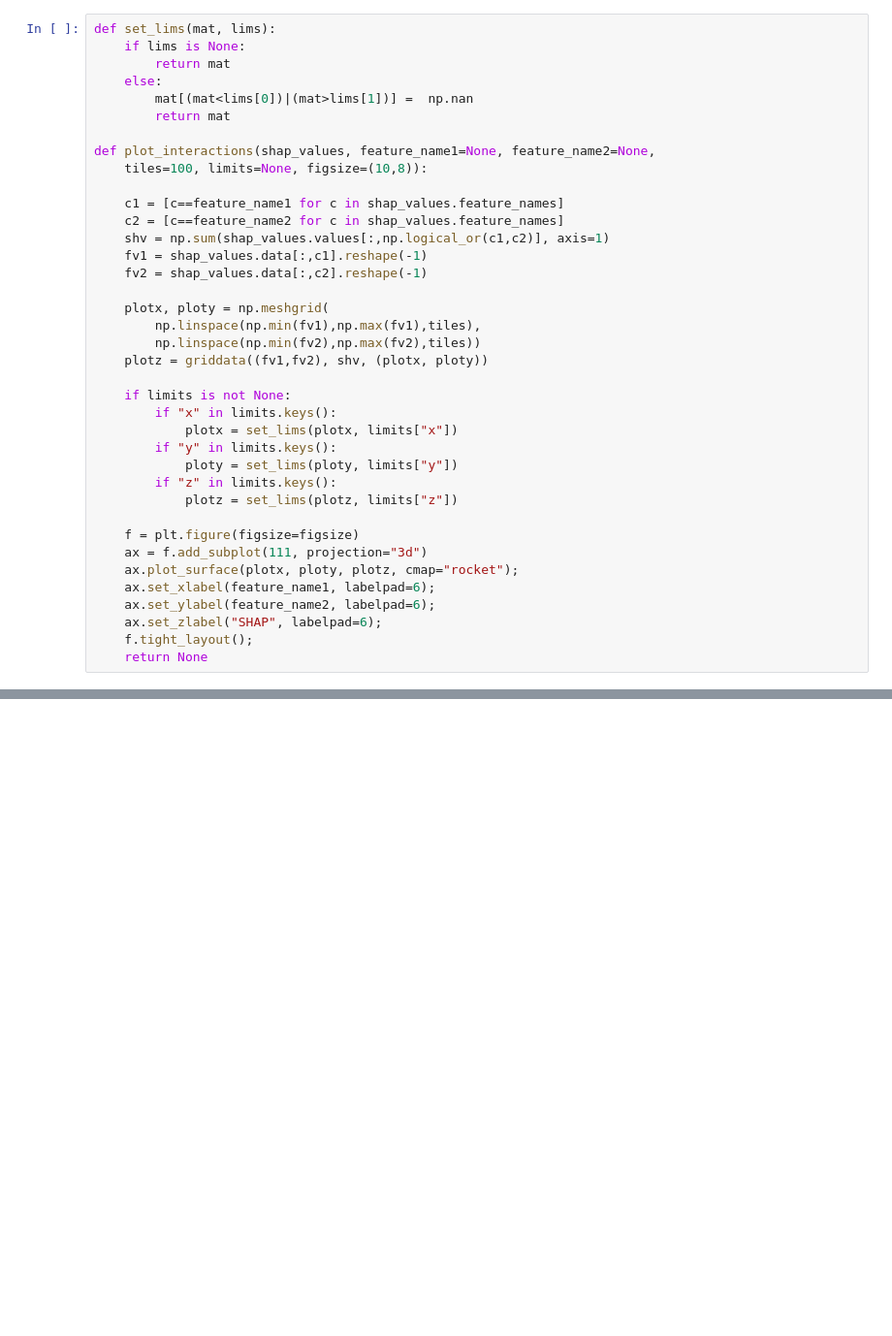
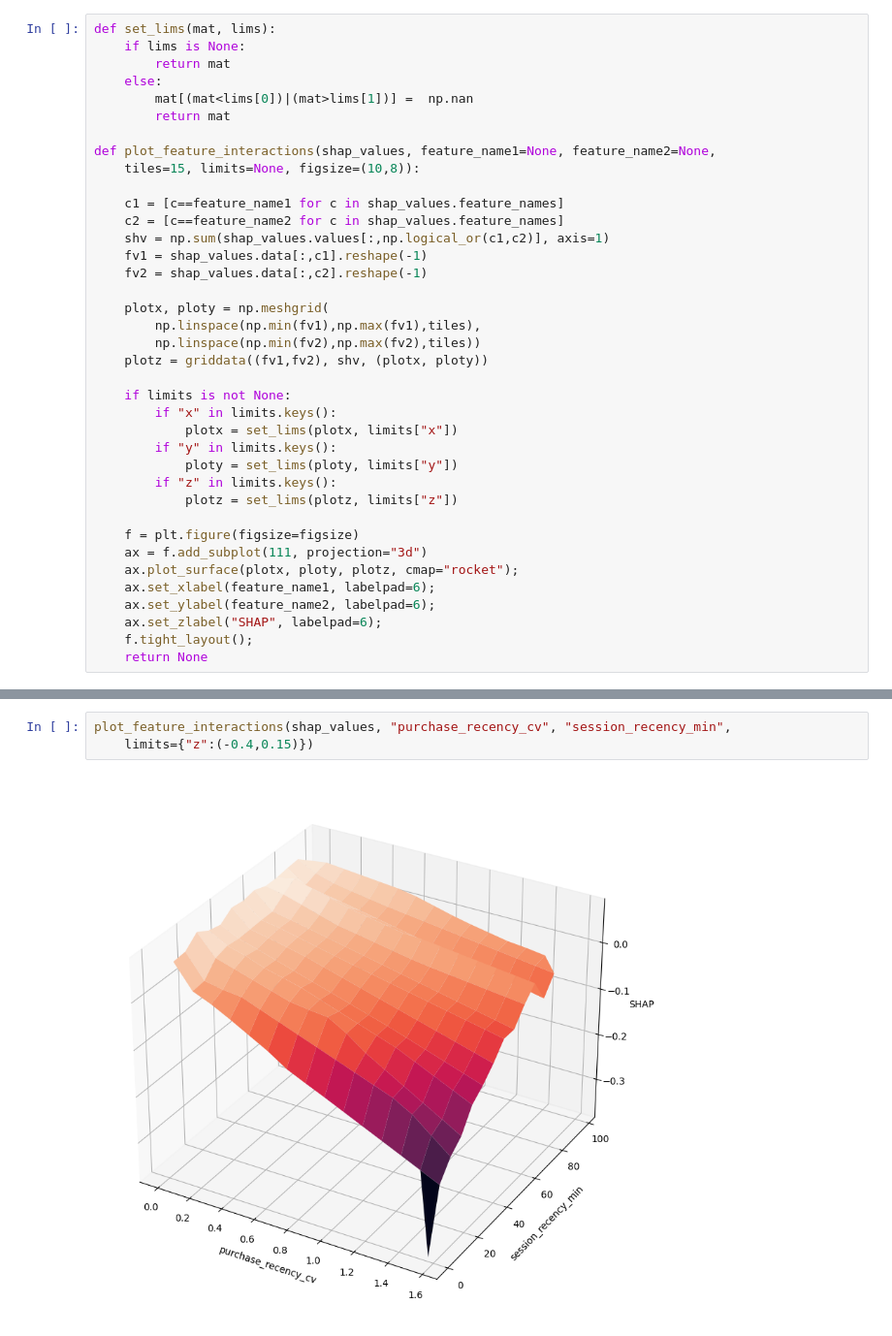
Before and after one commit to fridrichmrtn/churn-modeling, a Jupyter notebook: jupyters/07-model-understanding.ipynb, the cells around one changed output, grey strips where cells are left out. Shown at 97% size. Saved outputs shown, nothing was run; the diff lists cells and outputs as text; blank space fills up the shorter version.

```diff
--- a/jupyters/07-model-understanding.ipynb
+++ b/jupyters/07-model-understanding.ipynb
@@ -77,8 +81,8 @@ def set_lims(mat, lims):
         mat[(mat<lims[0])|(mat>lims[1])] =  np.nan
         return mat
 
-def plot_interactions(shap_values, feature_name1=None, feature_name2=None,
-    tiles=100, limits=None, figsize=(10,8)):
+def plot_feature_interactions(shap_values, feature_name1=None, feature_name2=None,
+    tiles=15, limits=None, figsize=(10,8)):
 
     c1 = [c==feature_name1 for c in shap_values.feature_names]
     c2 = [c==feature_name2 for c in shap_values.feature_names]
@@ -130,0 +114,5 @@ sns.scatterplot(x=shap_transformed[:,0],y=shap_transformed[:,1],
+# %%
+plot_feature_interactions(shap_values, "purchase_recency_cv", "session_recency_min",
+    limits={"z":(-0.4,0.15)})
+# %% [output]
+[figure, added]
```
Also changed, not shown: parts of 17 cells of this notebook, 3 other files.
